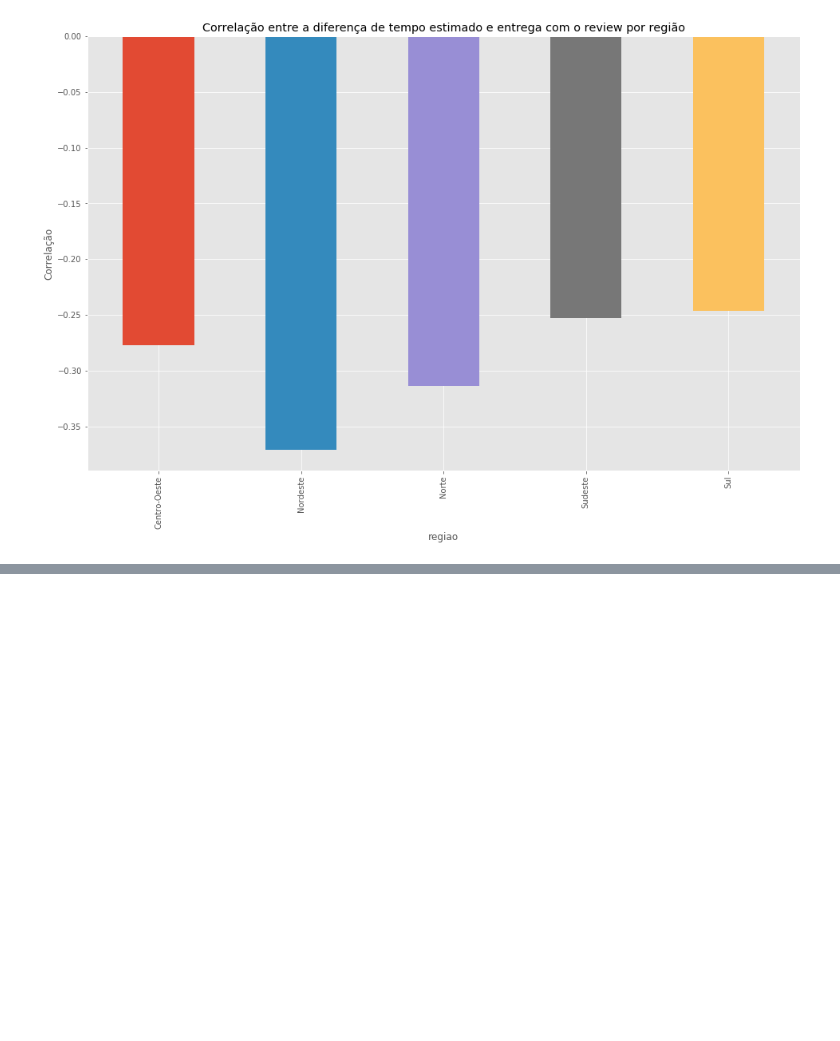
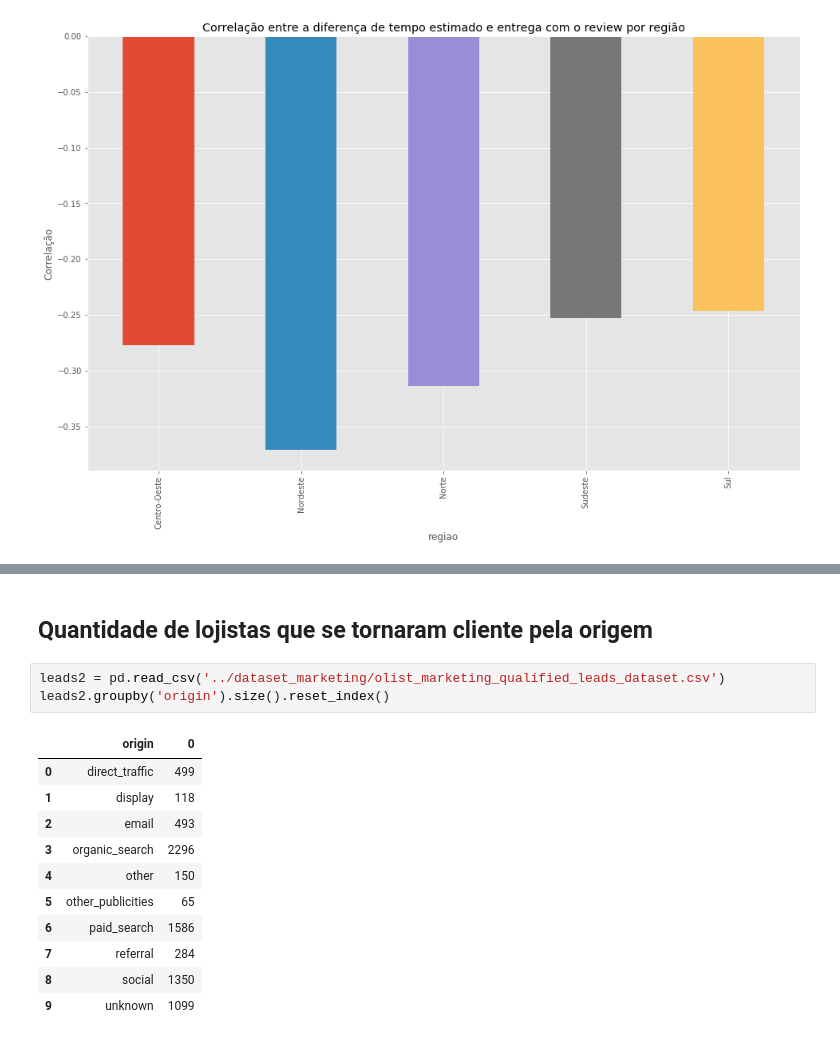
Before and after one commit to Crissky/brazilian-ecommerce, a Jupyter notebook: Notebooks/GERAL.ipynb, the cells around one changed output, grey strips where cells are left out. Saved outputs shown, nothing was run; the diff lists cells and outputs as text; blank space fills up the shorter version.

Commit message:
Relacao com a origem do lojista

```diff
--- a/Notebooks/GERAL.ipynb
+++ b/Notebooks/GERAL.ipynb
@@ -676,0 +719,17 @@ resultado.groupby(['regiao'])['review_score'].median().plot(kind='bar')
+# %% [markdown]
+## Quantidade de lojistas que se tornaram cliente pela origem
+# %%
+leads2 = pd.read_csv('../dataset_marketing/olist_marketing_qualified_leads_dataset.csv')
+leads2.groupby('origin').size().reset_index()
+# %% [output]
+|  | origin | 0 |
+| 0 | direct_traffic | 499 |
+| 1 | display | 118 |
+| 2 | email | 493 |
+| 3 | organic_search | 2296 |
+| 4 | other | 150 |
+| 5 | other_publicities | 65 |
+| 6 | paid_search | 1586 |
+| 7 | referral | 284 |
+| 8 | social | 1350 |
+| 9 | unknown | 1099 |
```
Also changed, not shown: parts of 4 cells of this notebook.
